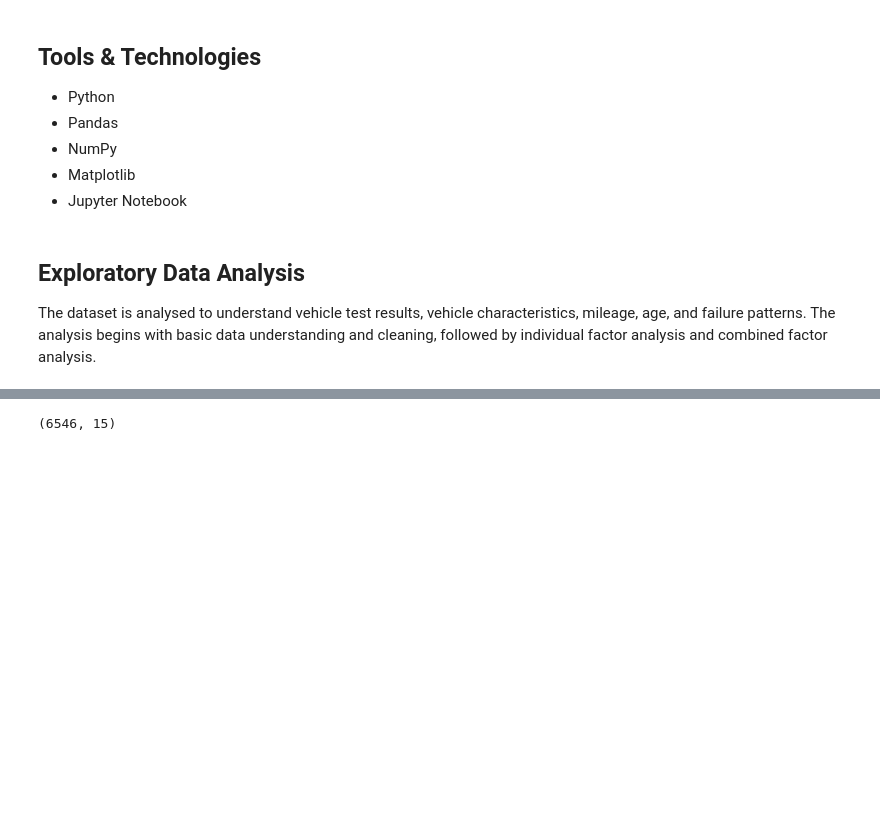
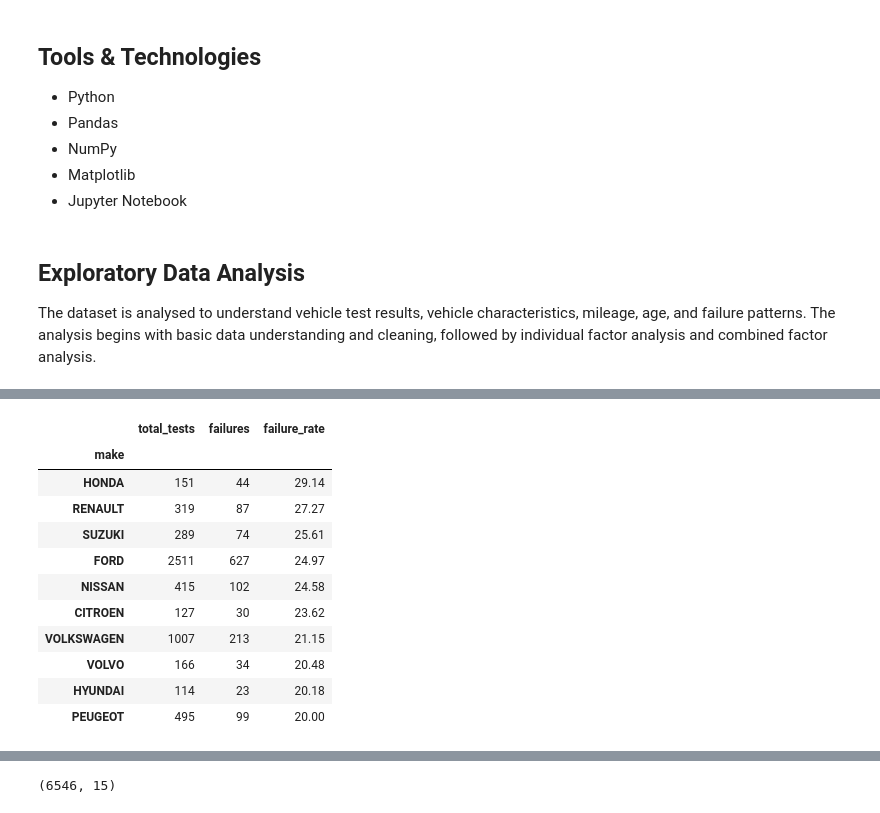
Before and after one commit to v-enkat/com_vechicle, a Jupyter notebook: Notebook/EDA_2024.ipynb, the cells around one changed output, grey strips where cells are left out. Cells and saved outputs as stored; diff of their text form; code cells hidden in the pictures; blank space fills up the shorter version.

```diff
--- a/Notebook/EDA_2024.ipynb
+++ b/Notebook/EDA_2024.ipynb
@@ -66,0 +104,15 @@ df.head()
+# %%
+# Handle missing values
+
+df["test_mileage"] = df["test_mileage"].fillna(
+    df["test_mileage"].median()
+)
+
+df["cylinder_capacity"] = df["cylinder_capacity"].fillna(
+    df["cylinder_capacity"].median()
+)
+
+df["mileage_group"] = df["mileage_group"].fillna("Unknown")
+
+print("Missing values after handling:")
+print(df[["test_mileage", "cylinder_capacity", "mileage_group"]].isnull().sum())
@@ -66,0 +192,31 @@ df.head()
+# %%
+make_analysis = df.groupby("make").agg(
+    total_tests=("test_result", "count"),
+    failures=("test_result", lambda x: (x == "F").sum())
+)
+
+make_analysis = make_analysis[make_analysis["total_tests"] >= 50].copy()
+
+make_analysis["failure_rate"] = (
+    make_analysis["failures"] /
+    make_analysis["total_tests"] * 100
+).round(2)
+
+display(
+    make_analysis.sort_values(
+        "failure_rate", ascending=False
+    ).head(10)
+)
+# %% [output]
+|  | total_tests | failures | failure_rate |
+| make |  |  |  |
+| HONDA | 151 | 44 | 29.14 |
+| RENAULT | 319 | 87 | 27.27 |
+| SUZUKI | 289 | 74 | 25.61 |
+| FORD | 2511 | 627 | 24.97 |
+| NISSAN | 415 | 102 | 24.58 |
+| CITROEN | 127 | 30 | 23.62 |
+| VOLKSWAGEN | 1007 | 213 | 21.15 |
+| VOLVO | 166 | 34 | 20.48 |
+| HYUNDAI | 114 | 23 | 20.18 |
+| PEUGEOT | 495 | 99 | 20.00 |
```
Also changed, not shown: parts of 14 cells of this notebook, 17 other files.
